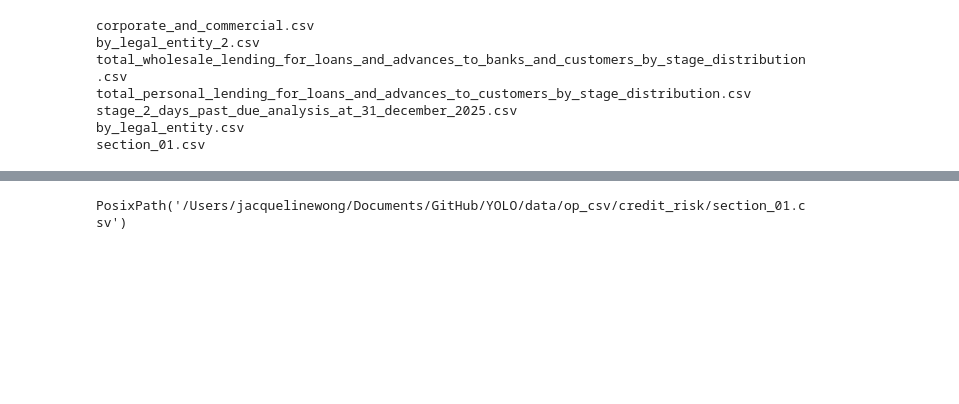
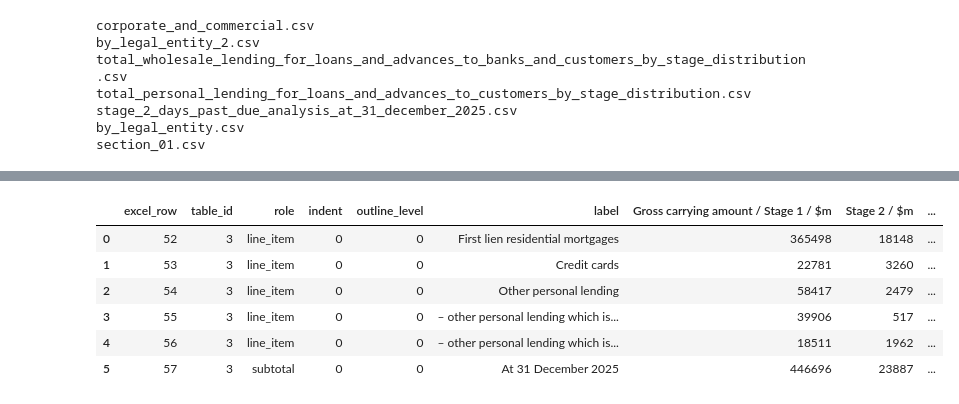
Before and after one commit to tainangao/excel-layout-detection, a Jupyter notebook: playground.ipynb, the cells around one changed output, grey strips where cells are left out. Cells and saved outputs as stored; diff of their text form; code cells hidden in the pictures; blank space fills up the shorter version.

```diff
--- a/playground.ipynb
+++ b/playground.ipynb
@@ -158,3 +165,11 @@ df
 # %%
+df = pd.read_csv(dir / 'total_personal_lending_for_loans_and_advances_to_customers_by_stage_distribution.csv')
+df
 # %% [output]
-PosixPath('/Users/jacquelinewong/Documents/GitHub/YOLO/data/op_csv/credit_risk/section_01.csv')
+|  | excel_row | table_id | role | indent | outline_level | label | Gross carrying amount / Stage 1 / $m | Stage 2 / $m | ... |
+| 0 | 52 | 3 | line_item | 0 | 0 | First lien residential mortgages | 365498 | 18148 | ... |
+| 1 | 53 | 3 | line_item | 0 | 0 | Credit cards | 22781 | 3260 | ... |
+| 2 | 54 | 3 | line_item | 0 | 0 | Other personal lending | 58417 | 2479 | ... |
+| 3 | 55 | 3 | line_item | 0 | 0 | – other personal lending which is... | 39906 | 517 | ... |
+| 4 | 56 | 3 | line_item | 0 | 0 | – other personal lending which is... | 18511 | 1962 | ... |
+| 5 | 57 | 3 | subtotal | 0 | 0 | At 31 December 2025 | 446696 | 23887 | ... |
```
Also changed, not shown: parts of 1 cell of this notebook, 1 other file.
